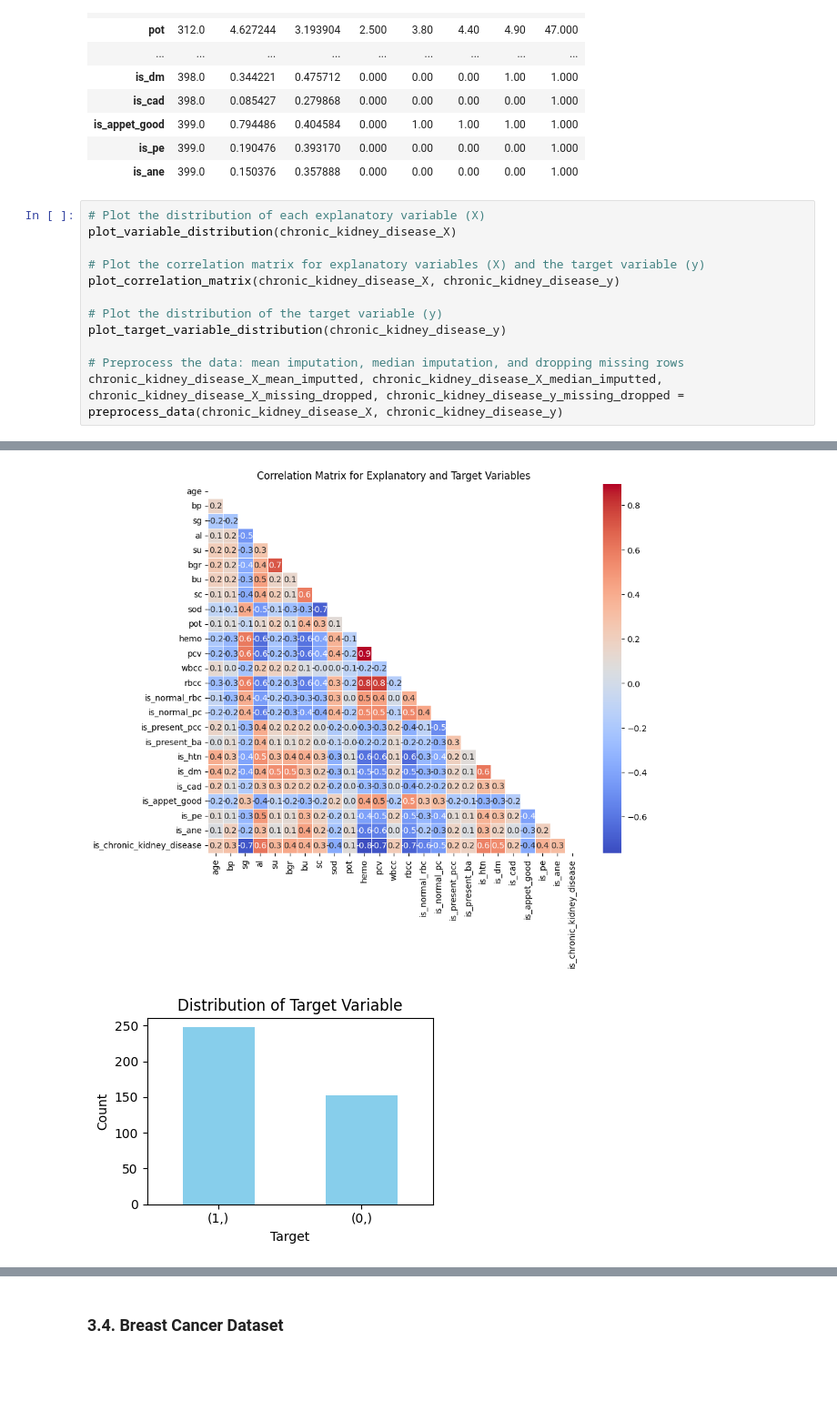
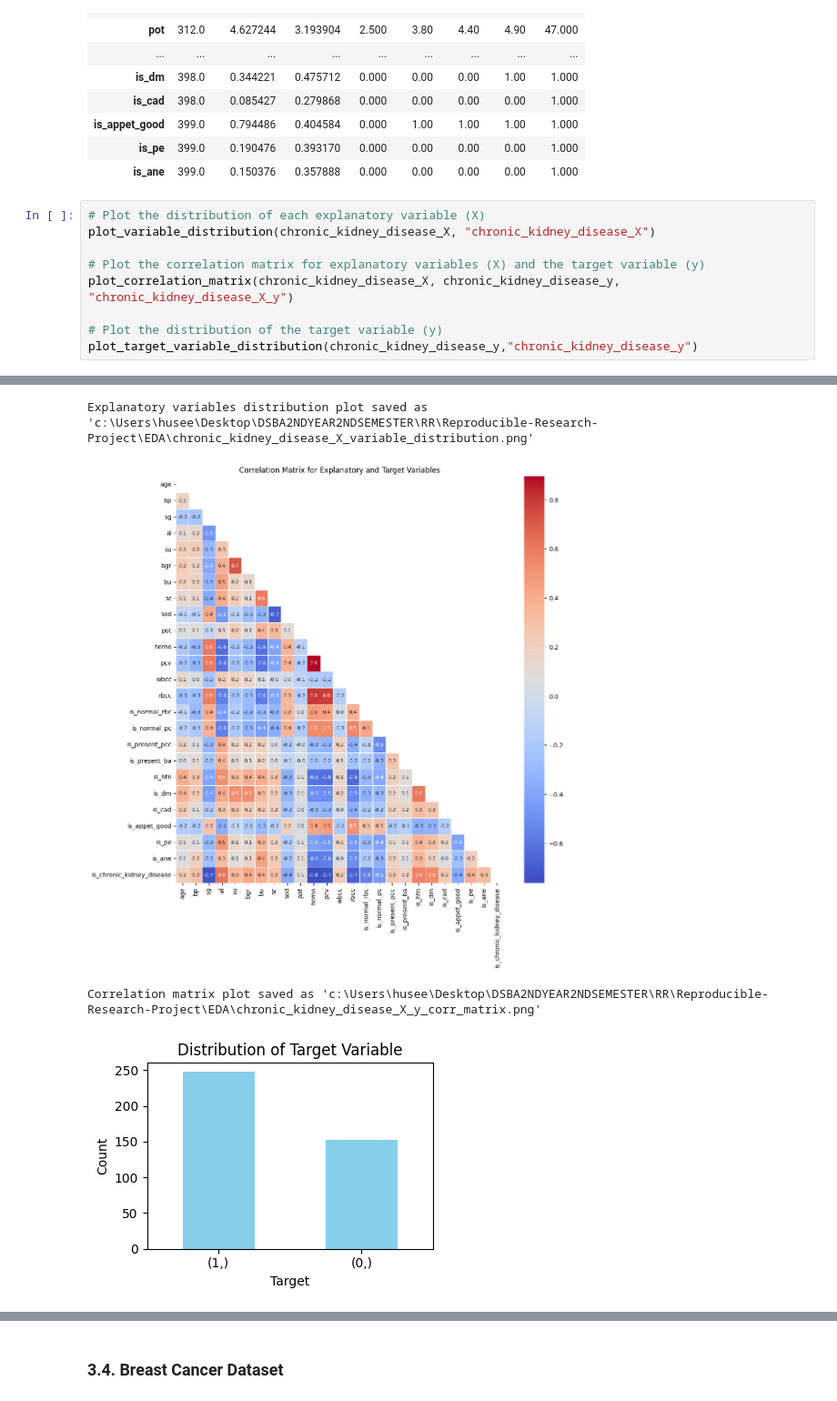
Before and after one commit to mrcljns/Reproducible-Research-Project, a Jupyter notebook: EDA_WIP.ipynb, the cells around one changed output, grey strips where cells are left out. Shown at 91% size. Cells and saved outputs as stored; diff of their text form; blank space fills up the shorter version.

```diff
--- a/EDA_WIP.ipynb
+++ b/EDA_WIP.ipynb
@@ -405,17 +470,16 @@ chronic_kidney_disease_X.describe().T
 | is_ane | 399.0 | 0.150376 | 0.357888 | 0.000 | 0.00 | 0.00 | 0.00 | 1.000 |
 # %%
 # Plot the distribution of each explanatory variable (X)
-plot_variable_distribution(chronic_kidney_disease_X)
+plot_variable_distribution(chronic_kidney_disease_X, "chronic_kidney_disease_X")
 
 # Plot the correlation matrix for explanatory variables (X) and the target variable (y)
-plot_correlation_matrix(chronic_kidney_disease_X, chronic_kidney_disease_y)
+plot_correlation_matrix(chronic_kidney_disease_X, chronic_kidney_disease_y, "chronic_kidney_disease_X_y")
 
 # Plot the distribution of the target variable (y)
-plot_target_variable_distribution(chronic_kidney_disease_y)
-
-# Preprocess the data: mean imputation, median imputation, and dropping missing rows
-chronic_kidney_disease_X_mean_imputted, chronic_kidney_disease_X_median_imputted, chronic_kidney_disease_X_missing_dropped, chronic_kidney_disease_y_missing_dropped = preprocess_data(chronic_kidney_disease_X, chronic_kidney_disease_y)
+plot_target_variable_distribution(chronic_kidney_disease_y,"chronic_kidney_disease_y")
 # %% [output]
 [figure]
+Explanatory variables distribution plot saved as 'c:\Users\husee\Desktop\DSBA2NDYEAR2NDSEMESTER\RR\Reproducible-Research-Project\EDA\chronic_kidney_disease_X_variable_distribution.png'
-[figure, old version]
+[figure, new version]
+Correlation matrix plot saved as 'c:\Users\husee\Desktop\DSBA2NDYEAR2NDSEMESTER\RR\Reproducible-Research-Project\EDA\chronic_kidney_disease_X_y_corr_matrix.png'
 [figure]
```
Also changed, not shown: parts of 16 cells of this notebook, 36 other files.
